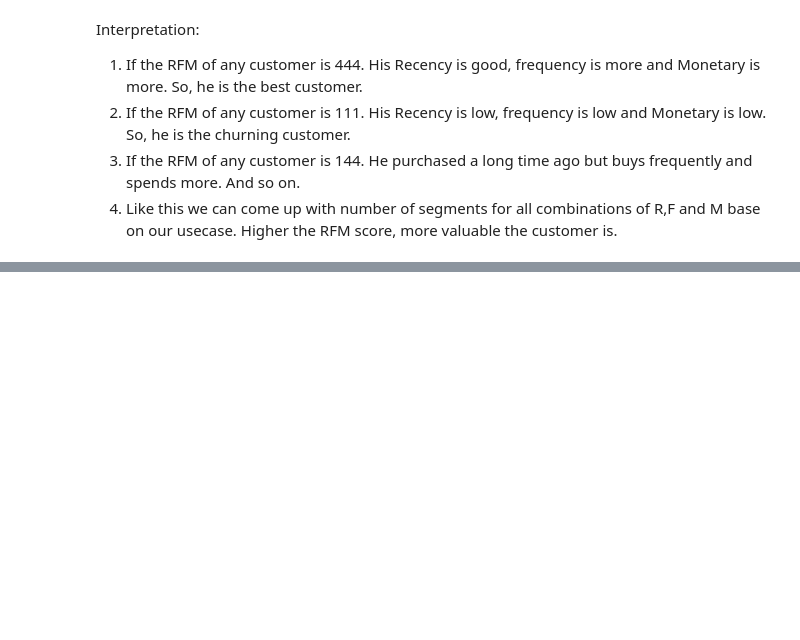
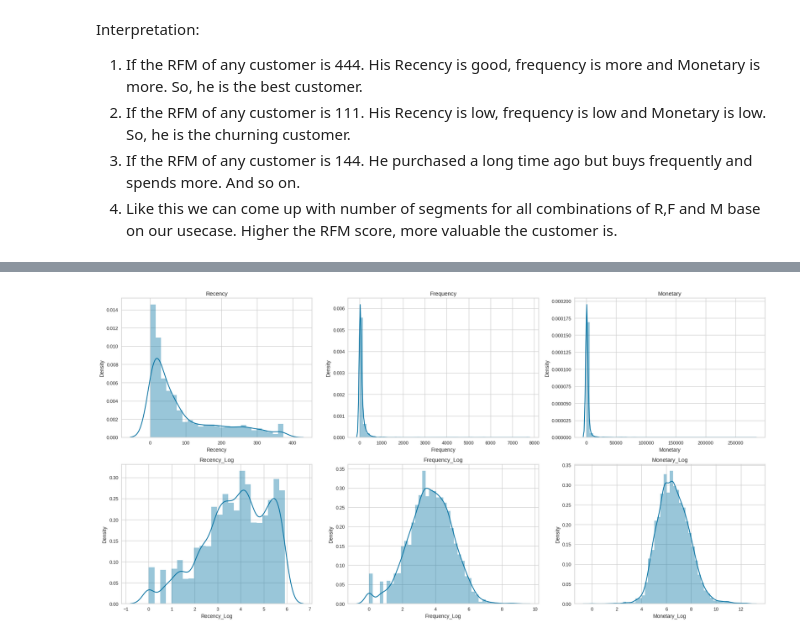
Before and after one commit to PremPatil0129/OnlineRetailCustomerSegmentation, a Jupyter notebook: OnlineRetailCustomerSegmentation.ipynb, the cells around one changed output, grey strips where cells are left out. Saved outputs shown, nothing was run; the diff lists cells and outputs as text; code cells hidden in the pictures; blank space fills up the shorter version.

```diff
--- a/OnlineRetailCustomerSegmentation.ipynb
+++ b/OnlineRetailCustomerSegmentation.ipynb
@@ -557,3 +557,12 @@ Interpretation:
 2. If the RFM of any customer is 111. His Recency is low, frequency is low and Monetary is low. So, he is the churning customer.
 3. If the RFM of any customer is 144. He purchased a long time ago but buys frequently and spends more. And so on.
 4. Like this we can come up with number of segments for all combinations of R,F and M base on our usecase. Higher the RFM score, more valuable the customer is.
+# %%
+# Handling the zeroes in the dataframe to avoid error in transformations
+rfm.replace(0.0,1,inplace=True)
+
+# Applying Log transformation on columns for smoothening the distribution
+rfm['Recency_Log']   = rfm['Recency'].apply(np.log)
+rfm['Frequency_Log'] = rfm['Frequency'].apply(np.log)
+rfm['Monetary_Log']  = rfm['Monetary'].apply(np.log)
+rfm.head()
@@ -559,0 +590,11 @@ Interpretation:
+# %%
+# Visualizing the distributions before and after log transformation.
+target = ['Recency', 'Frequency',	'Monetary', 'Recency_Log', 'Frequency_Log', 'Monetary_Log']
+plt.figure(figsize=(20,10), dpi=90)
+for n,col in enumerate(target):
+  plt.subplot(2, 3, n+1)
+  sns.distplot(rfm[col])
+  plt.title(col.title())
+  plt.tight_layout()
+# %% [output]
+[figure, added]
```
Also changed, not shown: parts of 4 cells of this notebook.
